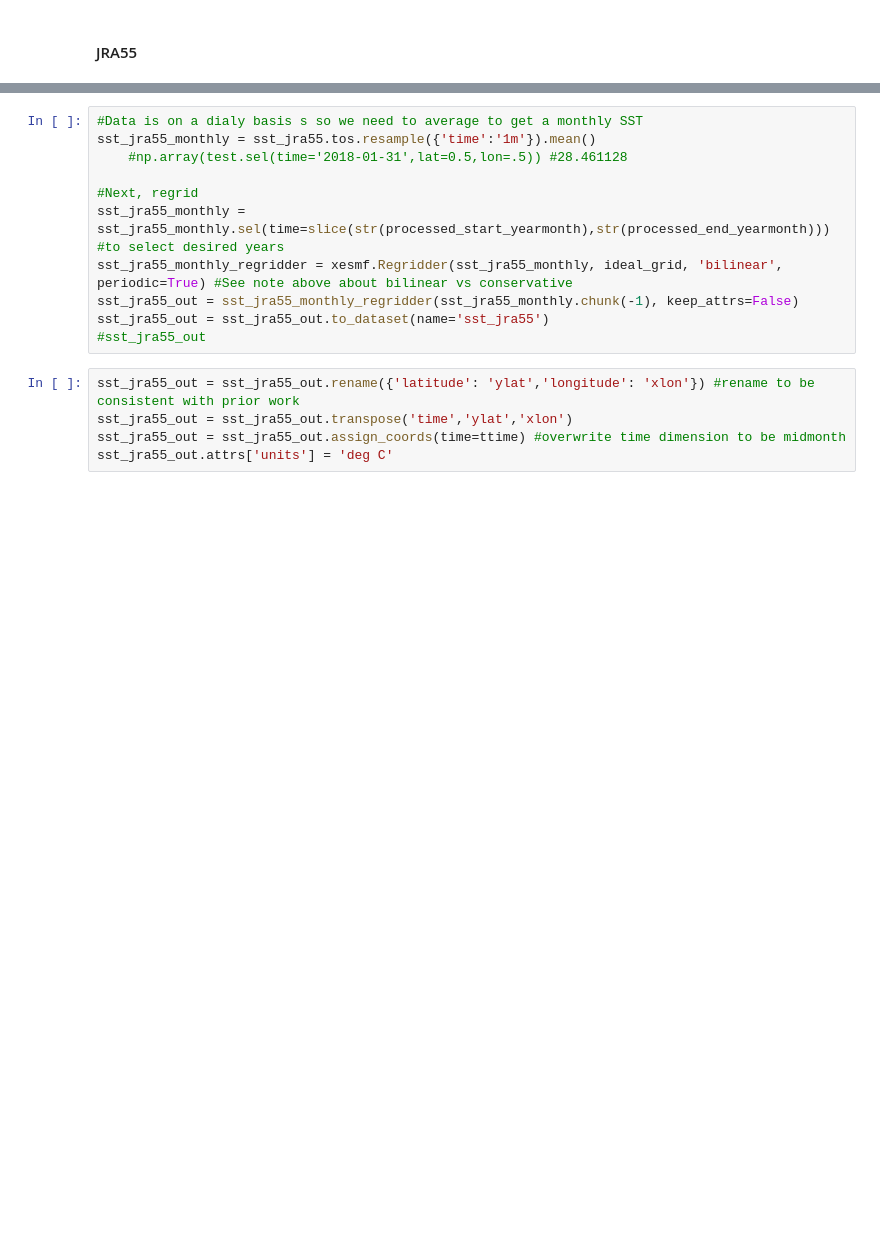
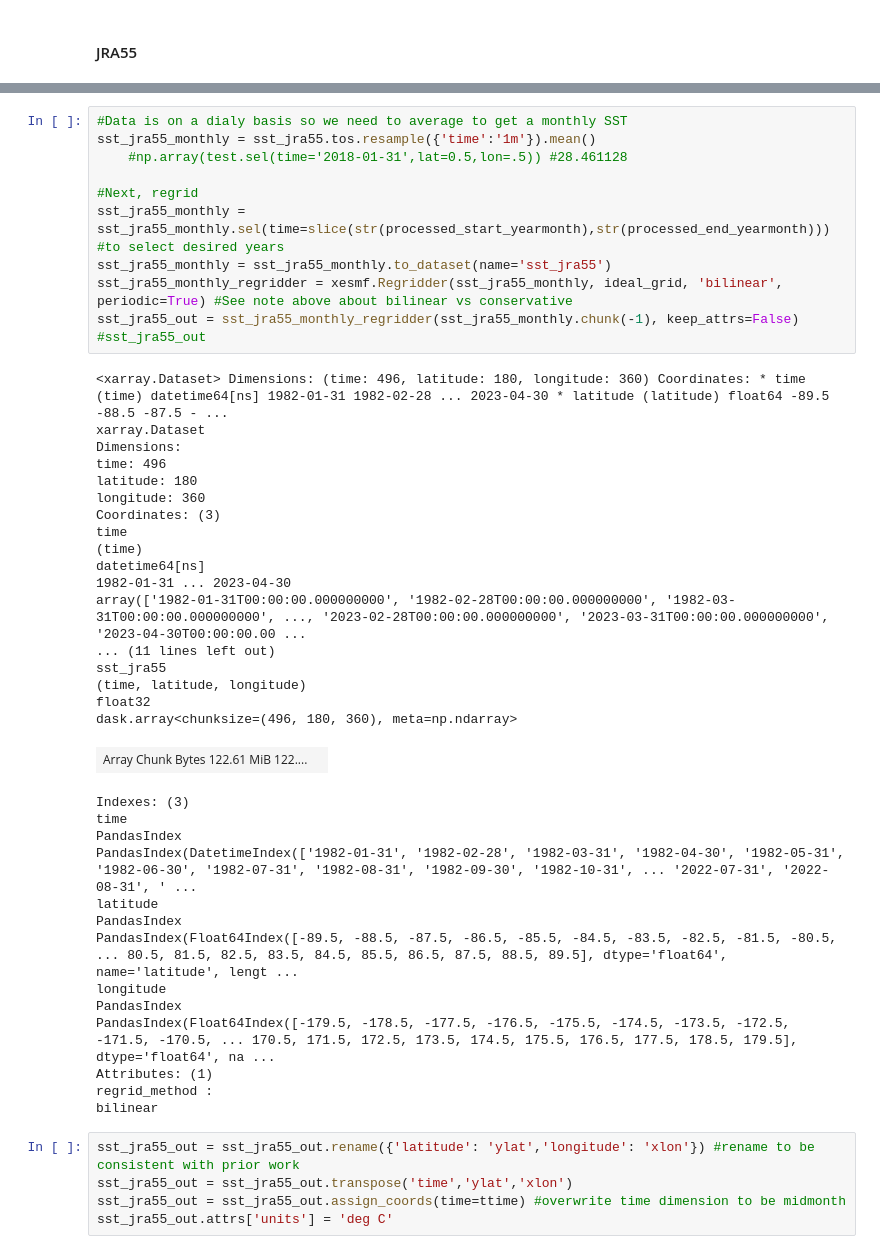
Before and after one commit to ds4114/LDEO_Ocean_CO2_Residual, a Jupyter notebook: code/02_data_processing.ipynb, the cells around one changed output, grey strips where cells are left out. Drawn from its saved outputs; the diff is of its cells as text; blank space fills up the shorter version.

```diff
--- a/code/02_data_processing.ipynb
+++ b/code/02_data_processing.ipynb
@@ -124,14 +135,46 @@ sst_jra55 = xr_open_mfdataset_custom(data_folder_root+r'SST/originals/SST_JMA_JR
 # %%
-#Data is on a dialy basis s so we need to average to get a monthly SST
+#Data is on a dialy basis so we need to average to get a monthly SST
 sst_jra55_monthly = sst_jra55.tos.resample({'time':'1m'}).mean()
     #np.array(test.sel(time='2018-01-31',lat=0.5,lon=.5)) #28.461128
 
 #Next, regrid
 sst_jra55_monthly = sst_jra55_monthly.sel(time=slice(str(processed_start_yearmonth),str(processed_end_yearmonth))) #to select desired years
+sst_jra55_monthly = sst_jra55_monthly.to_dataset(name='sst_jra55')
 sst_jra55_monthly_regridder = xesmf.Regridder(sst_jra55_monthly, ideal_grid, 'bilinear', periodic=True) #See note above about bilinear vs conservative
 sst_jra55_out = sst_jra55_monthly_regridder(sst_jra55_monthly.chunk(-1), keep_attrs=False)
-sst_jra55_out = sst_jra55_out.to_dataset(name='sst_jra55')
 #sst_jra55_out
+# %% [output]
+<xarray.Dataset> Dimensions: (time: 496, latitude: 180, longitude: 360) Coordinates: * time (time) datetime64[ns] 1982-01-31 1982-02-28 ... 2023-04-30 * latitude (latitude) float64 -89.5 -88.5 -87.5 - ...
+xarray.Dataset
+Dimensions:
+time: 496
+latitude: 180
+longitude: 360
+Coordinates: (3)
+time
+(time)
+datetime64[ns]
+1982-01-31 ... 2023-04-30
+array(['1982-01-31T00:00:00.000000000', '1982-02-28T00:00:00.000000000', '1982-03-31T00:00:00.000000000', ..., '2023-02-28T00:00:00.000000000', '2023-03-31T00:00:00.000000000', '2023-04-30T00:00:00.00 ...
+... (11 lines left out)
+sst_jra55
+(time, latitude, longitude)
+float32
+dask.array<chunksize=(496, 180, 360), meta=np.ndarray>
+| Array Chunk Bytes 122.61 MiB 122.... |  |
+Indexes: (3)
+time
+PandasIndex
+PandasIndex(DatetimeIndex(['1982-01-31', '1982-02-28', '1982-03-31', '1982-04-30', '1982-05-31', '1982-06-30', '1982-07-31', '1982-08-31', '1982-09-30', '1982-10-31', ... '2022-07-31', '2022-08-31', ' ...
+latitude
+PandasIndex
+PandasIndex(Float64Index([-89.5, -88.5, -87.5, -86.5, -85.5, -84.5, -83.5, -82.5, -81.5, -80.5, ... 80.5, 81.5, 82.5, 83.5, 84.5, 85.5, 86.5, 87.5, 88.5, 89.5], dtype='float64', name='latitude', lengt ...
+longitude
+PandasIndex
+PandasIndex(Float64Index([-179.5, -178.5, -177.5, -176.5, -175.5, -174.5, -173.5, -172.5, -171.5, -170.5, ... 170.5, 171.5, 172.5, 173.5, 174.5, 175.5, 176.5, 177.5, 178.5, 179.5], dtype='float64', na ...
+Attributes: (1)
+regrid_method :
+bilinear
 # %%
 sst_jra55_out = sst_jra55_out.rename({'latitude': 'ylat','longitude': 'xlon'}) #rename to be consistent with prior work
 sst_jra55_out = sst_jra55_out.transpose('time','ylat','xlon')
```
Also changed, not shown: parts of 15 cells of this notebook, 2 other files.
